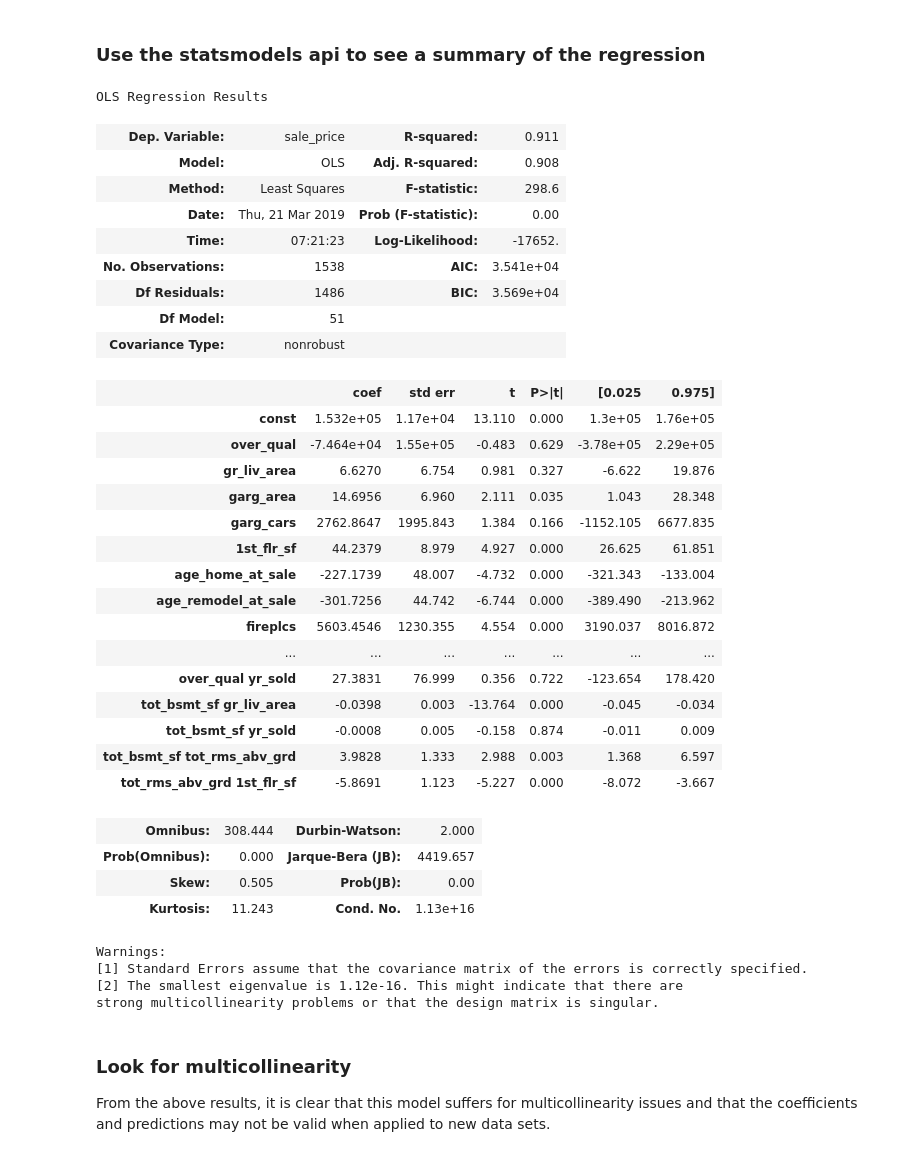
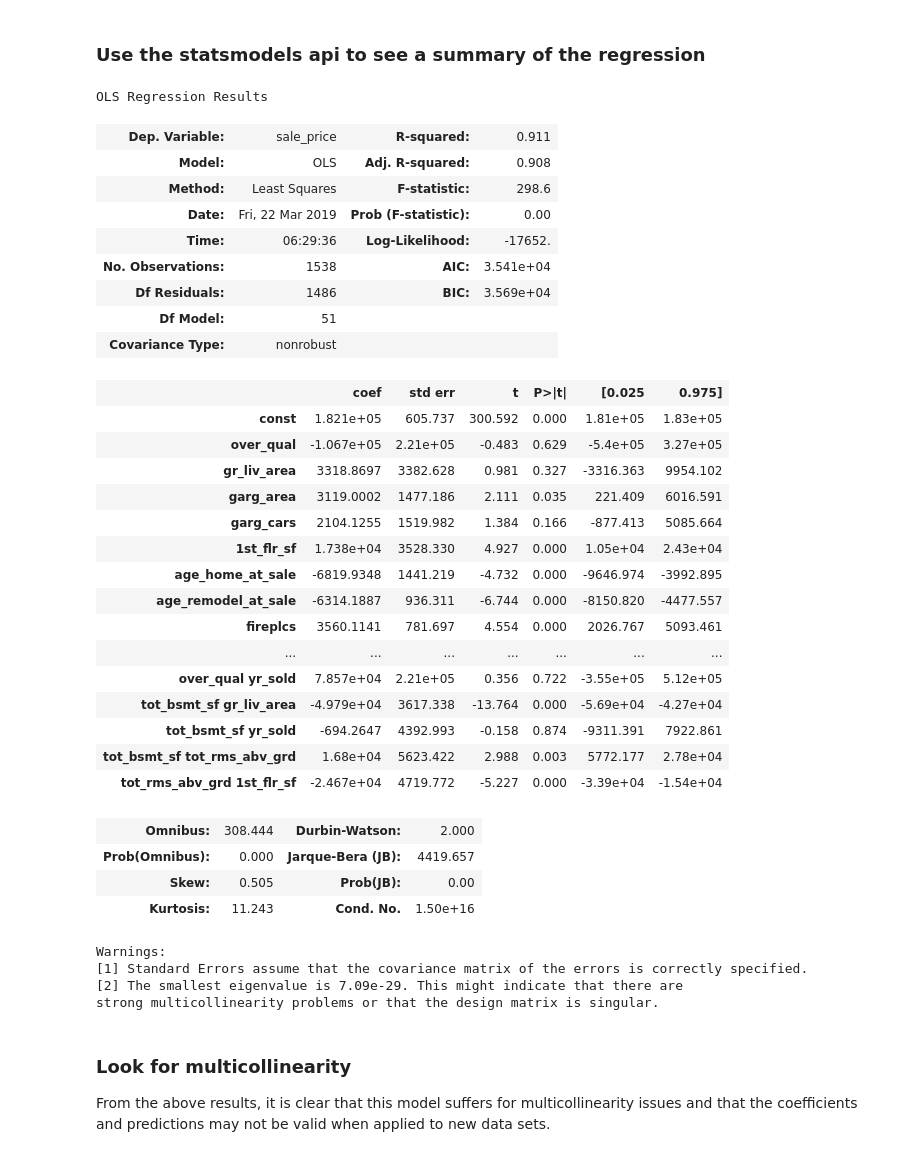
Before and after one commit to sgodfrey66/Housing_prices, a Jupyter notebook: code/Step_3_combining_models.ipynb, the cells around one changed output. Cells and saved outputs as stored; diff of their text form; code cells hidden in the pictures.

```diff
--- a/code/Step_3_combining_models.ipynb
+++ b/code/Step_3_combining_models.ipynb
@@ -84,3 +86,11 @@ X1_trn_trn, X1_trn_tst, y_trn_trn, y_trn_tst = train_test_split(X1_trn, y_trn, r
+# %%
+# Use the standard scaler to scale the data
+ss = StandardScaler()
+ss.fit(X1_trn_trn)
+X1_trn_trn_s = pd.DataFrame(ss.transform(X1_trn_trn))
+X1_trn_trn_s.columns = X1_trn_trn.columns
+X1_trn_tst_s = pd.DataFrame(ss.transform(X1_trn_tst))
+X1_trn_tst_s.columns = X1_trn_tst.columns
 # %% [markdown]
 ## Pull in the variable lists from Steps 1 and 2
 # %%
@@ -307,41 +317,41 @@ print(cross_val_score(lr,X1_trn[coeff],y_trn, cv = 5).mean())
 ### Use the statsmodels api to see a summary of the regression
 # %%
 #  Use stats models to view a summary of the regression
-view_lr_summary(X1_trn_trn[coeff], y_trn_trn)
+view_lr_summary(X1_trn_trn_s[coeff], y_trn_trn)
 # %% [output]
 OLS Regression Results
 | Dep. Variable: | sale_price | R-squared: | 0.911 |
 | Model: | OLS | Adj. R-squared: | 0.908 |
 | Method: | Least Squares | F-statistic: | 298.6 |
-| Date: | Thu, 21 Mar 2019 | Prob (F-statistic): | 0.00 |
-| Time: | 07:21:23 | Log-Likelihood: | -17652. |
+| Date: | Fri, 22 Mar 2019 | Prob (F-statistic): | 0.00 |
+| Time: | 06:29:36 | Log-Likelihood: | -17652. |
 | No. Observations: | 1538 | AIC: | 3.541e+04 |
 | Df Residuals: | 1486 | BIC: | 3.569e+04 |
 | Df Model: | 51 |  |  |
 | Covariance Type: | nonrobust |  |  |
 |  | coef | std err | t | P>|t| | [0.025 | 0.975] |
-| const | 1.532e+05 | 1.17e+04 | 13.110 | 0.000 | 1.3e+05 | 1.76e+05 |
-| over_qual | -7.464e+04 | 1.55e+05 | -0.483 | 0.629 | -3.78e+05 | 2.29e+05 |
-| gr_liv_area | 6.6270 | 6.754 | 0.981 | 0.327 | -6.622 | 19.876 |
-| garg_area | 14.6956 | 6.960 | 2.111 | 0.035 | 1.043 | 28.348 |
-| garg_cars | 2762.8647 | 1995.843 | 1.384 | 0.166 | -1152.105 | 6677.835 |
-| 1st_flr_sf | 44.2379 | 8.979 | 4.927 | 0.000 | 26.625 | 61.851 |
-| age_home_at_sale | -227.1739 | 48.007 | -4.732 | 0.000 | -321.343 | -133.004 |
-| age_remodel_at_sale | -301.7256 | 44.742 | -6.744 | 0.000 | -389.490 | -213.962 |
-| fireplcs | 5603.4546 | 1230.355 | 4.554 | 0.000 | 3190.037 | 8016.872 |
+| const | 1.821e+05 | 605.737 | 300.592 | 0.000 | 1.81e+05 | 1.83e+05 |
+| over_qual | -1.067e+05 | 2.21e+05 | -0.483 | 0.629 | -5.4e+05 | 3.27e+05 |
+| gr_liv_area | 3318.8697 | 3382.628 | 0.981 | 0.327 | -3316.363 | 9954.102 |
+| garg_area | 3119.0002 | 1477.186 | 2.111 | 0.035 | 221.409 | 6016.591 |
+| garg_cars | 2104.1255 | 1519.982 | 1.384 | 0.166 | -877.413 | 5085.664 |
+| 1st_flr_sf | 1.738e+04 | 3528.330 | 4.927 | 0.000 | 1.05e+04 | 2.43e+04 |
+| age_home_at_sale | -6819.9348 | 1441.219 | -4.732 | 0.000 | -9646.974 | -3992.895 |
+| age_remodel_at_sale | -6314.1887 | 936.311 | -6.744 | 0.000 | -8150.820 | -4477.557 |
+| fireplcs | 3560.1141 | 781.697 | 4.554 | 0.000 | 2026.767 | 5093.461 |
 | ... | ... | ... | ... | ... | ... | ... |
-| over_qual yr_sold | 27.3831 | 76.999 | 0.356 | 0.722 | -123.654 | 178.420 |
-| tot_bsmt_sf gr_liv_area | -0.0398 | 0.003 | -13.764 | 0.000 | -0.045 | -0.034 |
-| tot_bsmt_sf yr_sold | -0.0008 | 0.005 | -0.158 | 0.874 | -0.011 | 0.009 |
-| tot_bsmt_sf tot_rms_abv_grd | 3.9828 | 1.333 | 2.988 | 0.003 | 1.368 | 6.597 |
-| tot_rms_abv_grd 1st_flr_sf | -5.8691 | 1.123 | -5.227 | 0.000 | -8.072 | -3.667 |
+| over_qual yr_sold | 7.857e+04 | 2.21e+05 | 0.356 | 0.722 | -3.55e+05 | 5.12e+05 |
+| tot_bsmt_sf gr_liv_area | -4.979e+04 | 3617.338 | -13.764 | 0.000 | -5.69e+04 | -4.27e+04 |
+| tot_bsmt_sf yr_sold | -694.2647 | 4392.993 | -0.158 | 0.874 | -9311.391 | 7922.861 |
+| tot_bsmt_sf tot_rms_abv_grd | 1.68e+04 | 5623.422 | 2.988 | 0.003 | 5772.177 | 2.78e+04 |
+| tot_rms_abv_grd 1st_flr_sf | -2.467e+04 | 4719.772 | -5.227 | 0.000 | -3.39e+04 | -1.54e+04 |
 | Omnibus: | 308.444 | Durbin-Watson: | 2.000 |
 | Prob(Omnibus): | 0.000 | Jarque-Bera (JB): | 4419.657 |
 | Skew: | 0.505 | Prob(JB): | 0.00 |
-| Kurtosis: | 11.243 | Cond. No. | 1.13e+16 |
+| Kurtosis: | 11.243 | Cond. No. | 1.50e+16 |
 Warnings:
 [1] Standard Errors assume that the covariance matrix of the errors is correctly specified.
-[2] The smallest eigenvalue is 1.12e-16. This might indicate that there are
+[2] The smallest eigenvalue is 7.09e-29. This might indicate that there are
 strong multicollinearity problems or that the design matrix is singular.
 # %% [markdown]
 ### Look for multicollinearity
```
Also changed, not shown: parts of 4 cells of this notebook, 3 other files.
